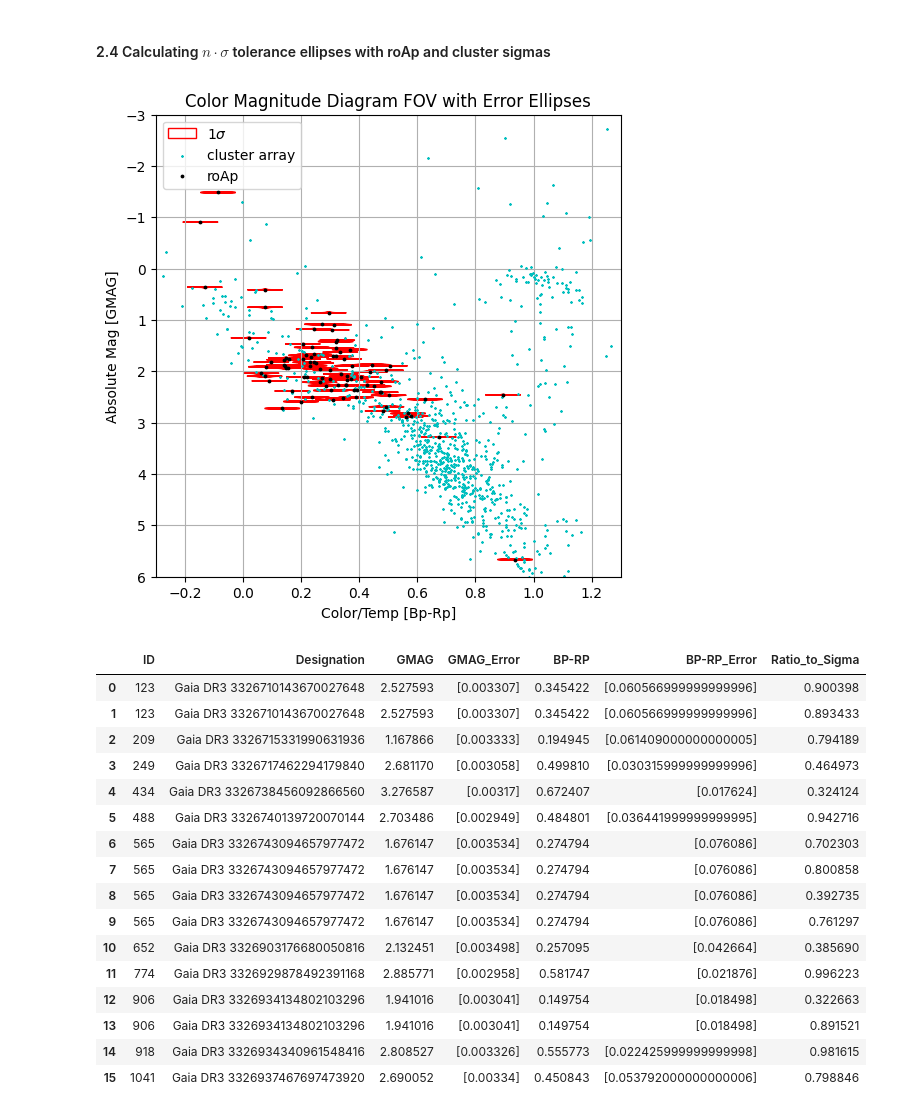
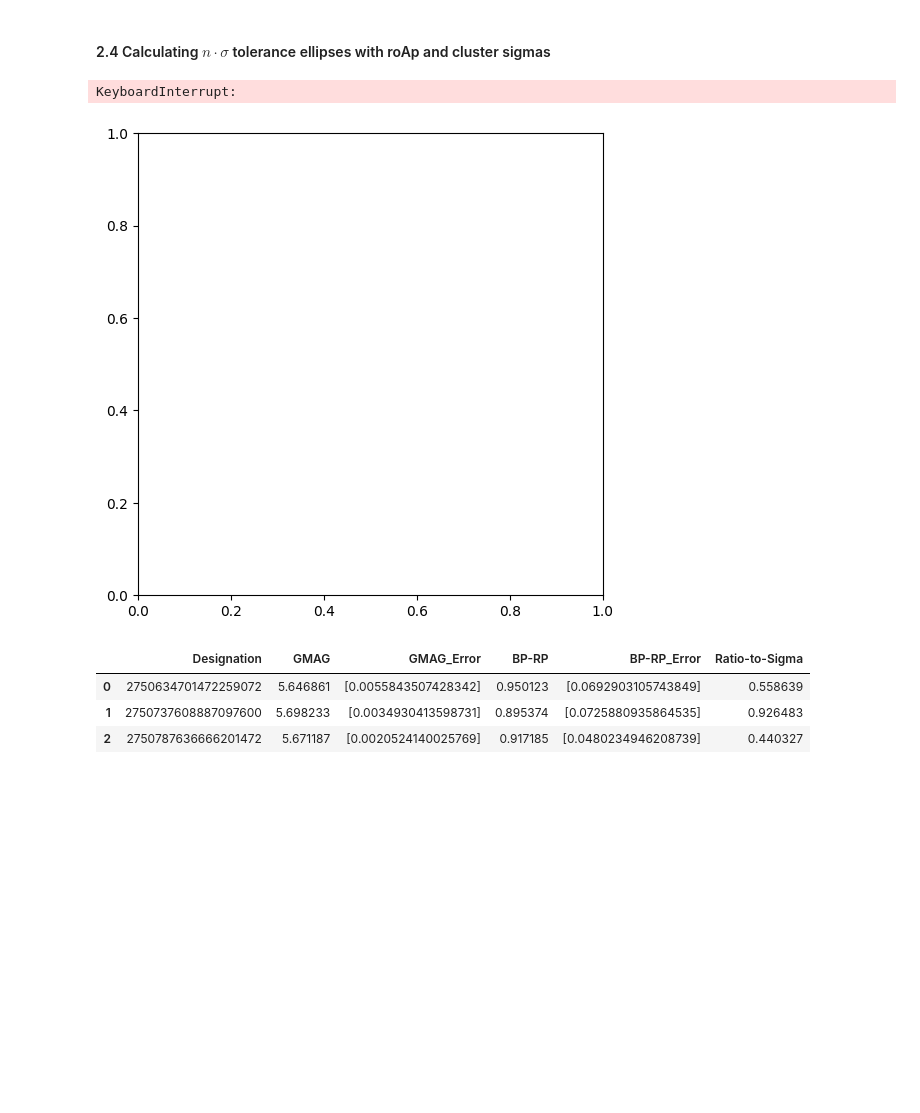
Before and after one commit to RavingRoss/roAp-Classification, a Jupyter notebook: Vectorization/roAp-classification.ipynb, the cells around one changed output. Cells and saved outputs as stored; diff of their text form; code cells hidden in the pictures; blank space fills up the shorter version.

```diff
--- a/Vectorization/roAp-classification.ipynb
+++ b/Vectorization/roAp-classification.ipynb
@@ -18,7 +18,7 @@ warnings.filterwarnings('ignore')
         'clust' is the csv file including NGC 2264 cluster stars
 # %%
 r = pd.read_csv('Data/field_roAp_gaiaNstarhorse.csv', index_col=False)
-c = pd.read_csv('Data/NGC2264_StarhorseNGaia.csv', index_col=False)
+c = pd.read_csv('Data/parallax_selected_NGC2264.csv', index_col=False)
 rfeat = r.columns
 cfeat = c.columns
 # Dataframe of each dataset
@@ -174,44 +174,32 @@ plt.ylim(6,-3)
 plt.savefig('Data/CMD with Tolerance Ellipses')
 plt.show()
 # %% [output]
+KeyboardInterrupt:
-[figure, old version]
+[figure, new version]
 # %%
 gmcet = gmce.transpose()
 bp_rp_cet = bp_rp_ce.transpose()
 # R squared values for Cluster and roAp mag error
 cands = []
+n = 1 # User change the number of sigmas
 # Calculating the averages
 avgx = np.mean(xr)
 avgy = np.mean(yr)
 # Doing vectorization to classify candidates
 for q in range(len(xc)):
     for i in range(len(xr)):
         if (n*abs(rD[i][q])) >= (n*abs(rd[i][q])):
-            cand = clust.iloc[q]['id']
-            cands.append({'ID':cand,'Designation':(clust['designation'])[q],'GMAG':(clust['GMAG0'])[q],'GMAG_Error':(gmcet)[q],
-                        'BP-RP':(clust['BP-RP0'])[q],'BP-RP_Error':(bp_rp_cet)[q],'Ratio_to_Sigma':((rd)[i][q])/((rD)[i][q])})
+            cands.append({'Designation':(clust['source_id'])[q],'GMAG':(clust['GMAG0'])[q],'GMAG_Error':(gmcet)[q],
+                        'BP-RP':(clust['BP-RP0'])[q],'BP-RP_Error':(bp_rp_cet)[q],'Ratio-to-Sigma':((rd)[i][q])/((rD)[i][q])})
 cands = pd.DataFrame(cands)
 cands.to_csv('Data/roAp_NGC2264_Candidates.txt')
 cands.to_csv('Data/roAp_NGC2264_Candidates.csv')
 cands.head(n=len(cands))
 # %% [output]
-|  | ID | Designation | GMAG | GMAG_Error | BP-RP | BP-RP_Error | Ratio_to_Sigma |
-| 0 | 123 | Gaia DR3 3326710143670027648 | 2.527593 | [0.003307] | 0.345422 | [0.060566999999999996] | 0.900398 |
-| 1 | 123 | Gaia DR3 3326710143670027648 | 2.527593 | [0.003307] | 0.345422 | [0.060566999999999996] | 0.893433 |
-| 2 | 209 | Gaia DR3 3326715331990631936 | 1.167866 | [0.003333] | 0.194945 | [0.061409000000000005] | 0.794189 |
-| 3 | 249 | Gaia DR3 3326717462294179840 | 2.681170 | [0.003058] | 0.499810 | [0.030315999999999996] | 0.464973 |
-| 4 | 434 | Gaia DR3 3326738456092866560 | 3.276587 | [0.00317] | 0.672407 | [0.017624] | 0.324124 |
-| 5 | 488 | Gaia DR3 3326740139720070144 | 2.703486 | [0.002949] | 0.484801 | [0.036441999999999995] | 0.942716 |
-| 6 | 565 | Gaia DR3 3326743094657977472 | 1.676147 | [0.003534] | 0.274794 | [0.076086] | 0.702303 |
-| 7 | 565 | Gaia DR3 3326743094657977472 | 1.676147 | [0.003534] | 0.274794 | [0.076086] | 0.800858 |
-| 8 | 565 | Gaia DR3 3326743094657977472 | 1.676147 | [0.003534] | 0.274794 | [0.076086] | 0.392735 |
-| 9 | 565 | Gaia DR3 3326743094657977472 | 1.676147 | [0.003534] | 0.274794 | [0.076086] | 0.761297 |
-| 10 | 652 | Gaia DR3 3326903176680050816 | 2.132451 | [0.003498] | 0.257095 | [0.042664] | 0.385690 |
-| 11 | 774 | Gaia DR3 3326929878492391168 | 2.885771 | [0.002958] | 0.581747 | [0.021876] | 0.996223 |
-| 12 | 906 | Gaia DR3 3326934134802103296 | 1.941016 | [0.003041] | 0.149754 | [0.018498] | 0.322663 |
-| 13 | 906 | Gaia DR3 3326934134802103296 | 1.941016 | [0.003041] | 0.149754 | [0.018498] | 0.891521 |
-| 14 | 918 | Gaia DR3 3326934340961548416 | 2.808527 | [0.003326] | 0.555773 | [0.022425999999999998] | 0.981615 |
-| 15 | 1041 | Gaia DR3 3326937467697473920 | 2.690052 | [0.00334] | 0.450843 | [0.053792000000000006] | 0.798846 |
+|  | Designation | GMAG | GMAG_Error | BP-RP | BP-RP_Error | Ratio-to-Sigma |
+| 0 | 2750634701472259072 | 5.646861 | [0.0055843507428342] | 0.950123 | [0.0692903105743849] | 0.558639 |
+| 1 | 2750737608887097600 | 5.698233 | [0.0034930413598731] | 0.895374 | [0.0725880935864535] | 0.926483 |
+| 2 | 2750787636666201472 | 5.671187 | [0.0020524140025769] | 0.917185 | [0.0480234946208739] | 0.440327 |
 # %%
 rax = pd.DataFrame(a)
 rax = rax.iloc[86:]
```
Also changed, not shown: parts of 7 cells of this notebook, 10 other files.
